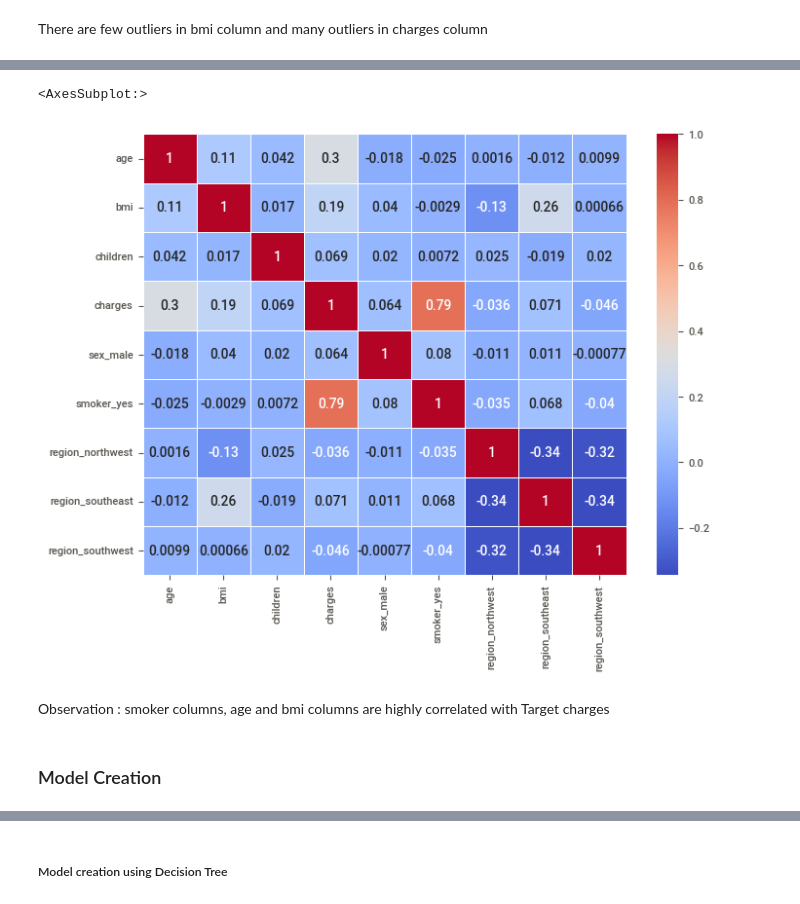
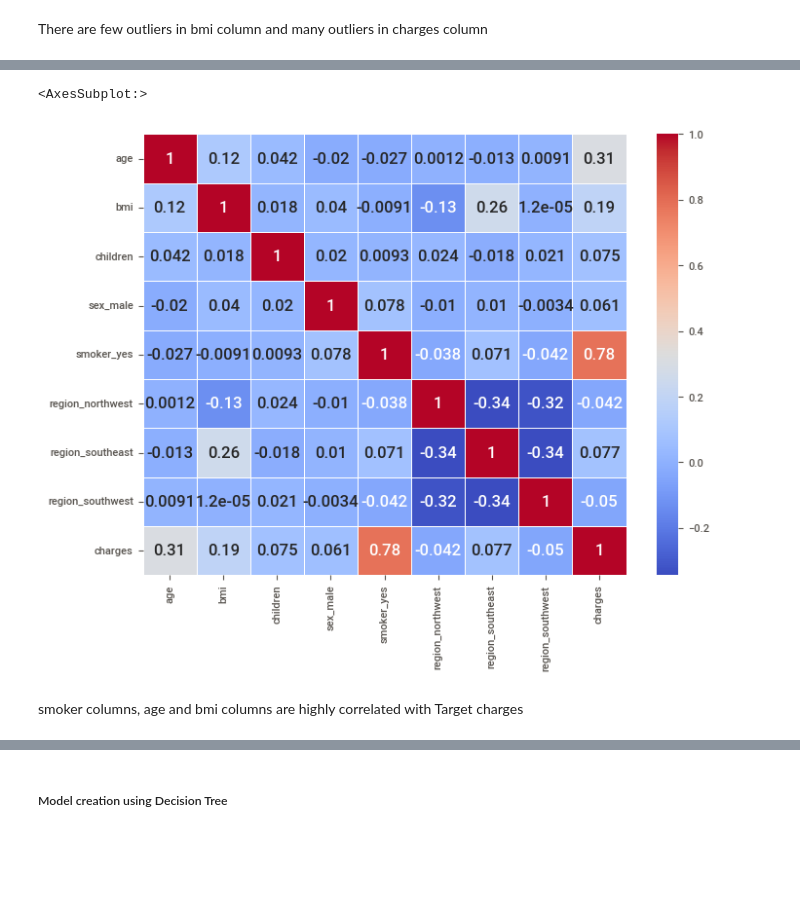
Before and after one commit to rajasinghj37/Insurance-Cost-Prediction, a Jupyter notebook: PRCP-1021-InsCostPred.ipynb, the cells around one changed output, grey strips where cells are left out. Cells and saved outputs as stored; diff of their text form; code cells hidden in the pictures; blank space fills up the shorter version.

```diff
--- a/PRCP-1021-InsCostPred.ipynb
+++ b/PRCP-1021-InsCostPred.ipynb
@@ -356,6 +370,7 @@ insurance_dataset[(insurance_dataset['bmi'] >= 47.32)]
 # %%
-ins_df1 = insurance_dataset[(insurance_dataset['bmi'] <= 47.32)]
-ins_df1
+# Removing outliers from bmi as there are only 9 rows
+ins_df2 = ins_df1[(ins_df1['bmi'] <= 47.32)]
+ins_df2
 # %% [output]
 |  | age | sex | bmi | children | smoker | region | charges |
 | 0 | 19 | female | 27.900 | 0 | yes | southwest | 16884.92400 |
@@ -373,4 +388,5 @@ ins_df1
 # %%
-#Convert categorical variable into numerical
+#Convert categorical variable into numerical using One hot encoding technique
 # sex, smoker and region are categorical columns.
-ins_df = pd.get_dummies(ins_df1,columns=['sex','smoker','region'],drop_first=True)
+ins_df = pd.get_dummies(ins_df2,columns=['sex','smoker','region'],drop_first=True)
+ins_df.head()
@@ -377,4 +399,0 @@ ins_df = pd.get_dummies(ins_df1,columns=['sex','smoker','region'],drop_first=Tru
-# %%
-# Scaling the continous variable using standard scalar
-scaler = StandardScaler()
-ins_df.iloc[:,:-6]= scaler.fit_transform(ins_df.iloc[:,:-6])
@@ -380,0 +406,5 @@ ins_df.iloc[:,:-6]= scaler.fit_transform(ins_df.iloc[:,:-6])
+# %%
+# Positioning the charges column as the last column
+new_cols = ['age', 'bmi', 'children', 'sex_male', 'smoker_yes','region_northwest', 'region_southeast', 'region_southwest', 'charges']
+ins_df = ins_df[new_cols]
+ins_df
@@ -413,14 +452,12 @@ ins_df.head()
 # %%
-## Step 2 Checking the correlation
+## Checking the correlation
 plt.rcParams["figure.figsize"] = (8,6)
-sns.heatmap(ins_df.corr(),annot=True, linewidths= .6,cmap="coolwarm")
+sns.heatmap(ins_df.corr(),annot=True, linewidths= .7,cmap="coolwarm")
 # %% [output]
 <AxesSubplot:>
-[figure, old version]
+[figure, new version]
 # %% [markdown]
-Observation : smoker columns, age and bmi columns are highly correlated with Target charges
+smoker columns, age and bmi columns are highly correlated with Target charges
-# %% [markdown]
-### Model Creation
 # %%
 # Independent and dependent variable creation
 X = ins_df.drop(['charges'],axis="columns")
```
Also changed, not shown: parts of 127 cells of this notebook.
